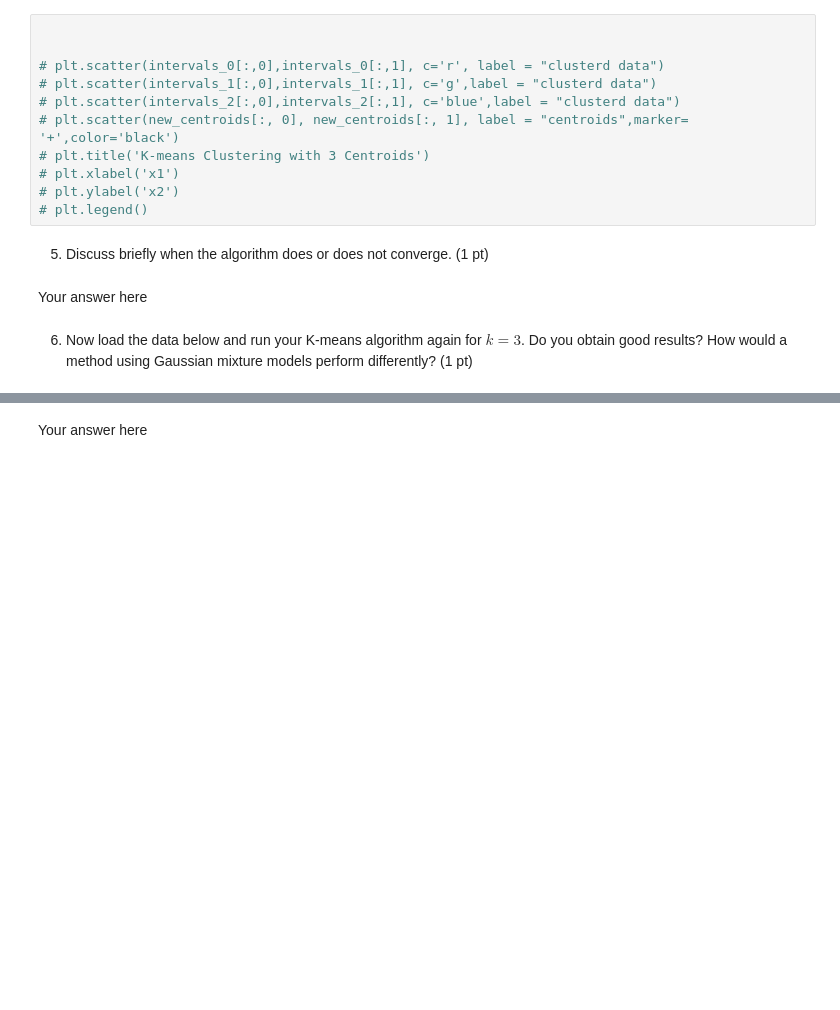
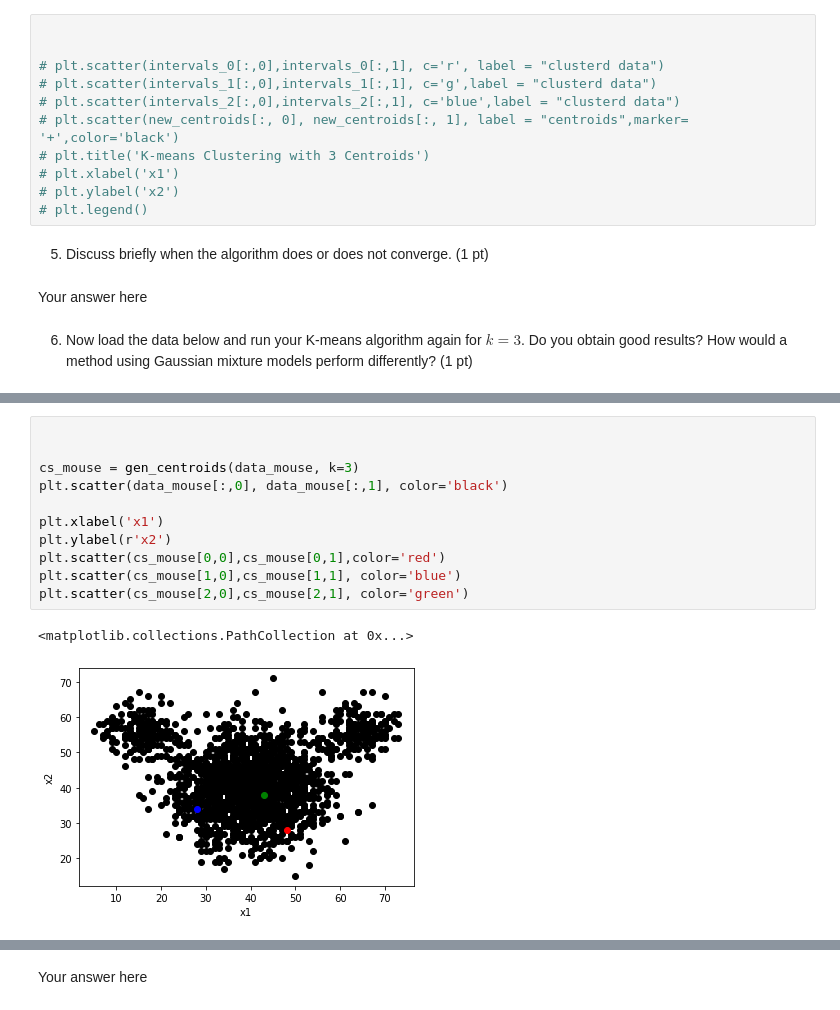
Before and after one commit to cblokland90/ml-centroids, a Jupyter notebook: centroids.ipynb, the cells around one changed output, grey strips where cells are left out. Cells and saved outputs as stored; diff of their text form; blank space fills up the shorter version.

```diff
--- a/centroids.ipynb
+++ b/centroids.ipynb
@@ -238,0 +257,14 @@ plt.ylabel(r'$x_2$')
+# %%
+
+
+cs_mouse = gen_centroids(data_mouse, k=3)
+plt.scatter(data_mouse[:,0], data_mouse[:,1], color='black')
+
+plt.xlabel('x1')
+plt.ylabel(r'x2')
+plt.scatter(cs_mouse[0,0],cs_mouse[0,1],color='red')
+plt.scatter(cs_mouse[1,0],cs_mouse[1,1], color='blue')
+plt.scatter(cs_mouse[2,0],cs_mouse[2,1], color='green')
+# %% [output]
+<matplotlib.collections.PathCollection at 0x...>
+[figure, added]
```
Also changed, not shown: parts of 8 cells of this notebook, 1 other file.
